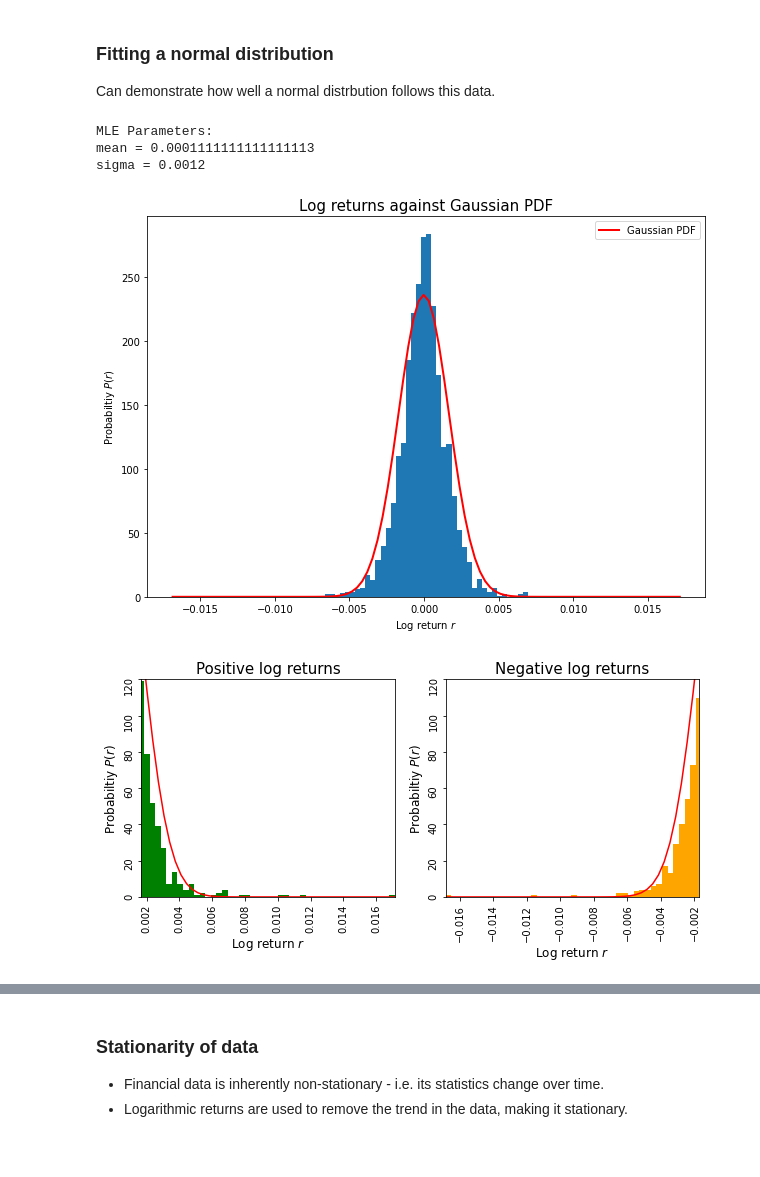
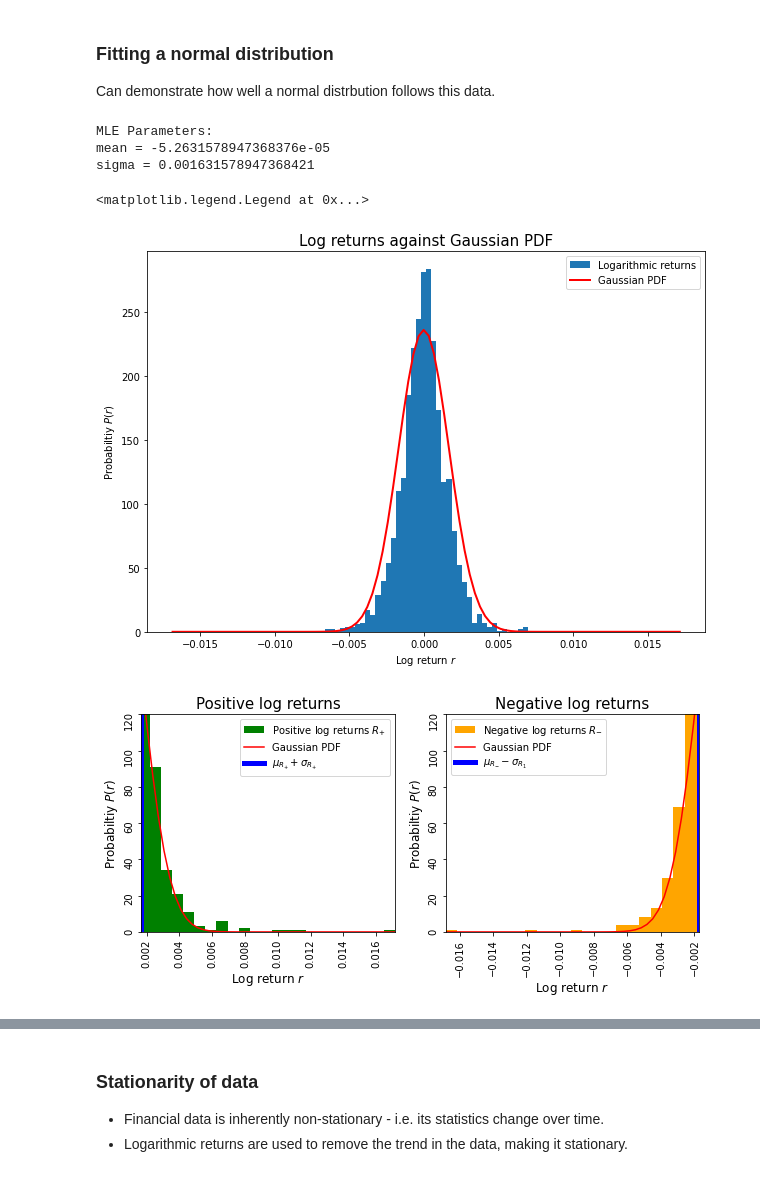
Before and after one commit to gittmp/GPR-for-financial-series, a Jupyter notebook: report.ipynb, the cells around one changed output, grey strips where cells are left out. Cells and saved outputs as stored; diff of their text form; code cells hidden in the pictures.

```diff
--- a/report.ipynb
+++ b/report.ipynb
@@ -167,9 +167,9 @@ def log_likelihood(m, s, data):
 
 
 # testing ranges for scale and location parameters
-N_params = 10
-location = np.linspace(-0.003, 0.001, N_params)
-scale = np.linspace(0.0008, 0.0012, N_params)
+N_params = 20
+location = np.linspace(-0.001, 0.001, N_params)
+scale = np.linspace(0.001, 0.004, N_params)
 
 # compute exhaustive grid search to find log likelihood of all tested parameters
 results = {}
@@ -191,46 +191,51 @@ print(f"mean = {mu_fit}")
 print(f"sigma = {sigma_fit}")
 # %% [output]
 MLE Parameters:
-mean = 0.0001111111111111113
-sigma = 0.0012
+mean = -5.2631578947368376e-05
+sigma = 0.001631578947368421
 # %%
 # Compute Gaussian PDF values
 x = np.linspace(np.min(log_returns), np.max(log_returns), N_x)
 PDF_g = np.exp( - np.power(x - mu, 2) / (pow(sigma, 2) * 2) ) / np.sqrt(pow(sigma, 2) * 2 * np.pi)
 
 # Plot Gaussian PDF against histogram
 plt.figure(figsize=(10, 7))
-plt.hist(log_returns, bins=N_x)
+plt.hist(log_returns, bins=N_x, label='Logarithmic returns')
 plt.plot(x, PDF_g, linewidth=2.0, color='red', label='Gaussian PDF')
 
 plt.xlabel(r'Log return $r$')
 plt.ylabel(r'Probabiltiy $P(r)$')
 plt.title('Log returns against Gaussian PDF', size=15)
 plt.legend()
 
 # Plot against positive/getaive returns
 fig, ax = plt.subplots(1, 2, figsize=(10, 4))
 
-ax[0].hist(log_returns, bins=N_x, color='green')
+ax[0].hist(log_returns, bins=round(N_x/2), color='green', label=r'Positive log returns $R_{+}$')
 ax[0].plot(x[x >= (mu + sigma)], PDF_g[x >= (mu + sigma)], linewidth=1.5, color='red', label='Gaussian PDF')
+ax[0].axvline(mu + sigma, color='blue', linewidth=5, label=r'$\mu_{R_{+}} + \sigma_{R_{+}}$')
 ax[0].set_title('Positive log returns', size=15)
 ax[0].set_ylabel(r'Probabiltiy $P(r)$', fontsize=12)
 ax[0].set_xlabel(r'Log return $r$', fontsize=12)
 ax[0].set_ylim([0, 120])
 ax[0].set_xlim([mu + sigma, np.max(log_returns)])
 ax[0].tick_params(labelrotation=90)
+ax[0].legend()
 
-ax[1].hist(log_returns, bins=N_x, color='orange')
+ax[1].hist(log_returns, bins=round(N_x/2), color='orange', label=r'Negative log returns $R_{-}$')
 ax[1].plot(x[x < (mu - sigma)], PDF_g[x < (mu - sigma)], linewidth=1.5, color='red', label='Gaussian PDF')
+ax[1].axvline(mu - sigma, color='blue', linewidth=5, label=r'$\mu_{R_{-}} - \sigma_{R_{1}}$')
 ax[1].set_title('Negative log returns', size=15)
 ax[1].set_ylabel(r'Probabiltiy $P(r)$', fontsize=12)
 ax[1].set_xlabel(r'Log return $r$', fontsize=12)
 ax[1].set_ylim([0, 120])
 ax[1].set_xlim([np.min(log_returns), mu - sigma])
 ax[1].tick_params(labelrotation=90)
+ax[1].legend()
 # %% [output]
+<matplotlib.legend.Legend at 0x...>
-[figure, old version]
+[figure, new version]
-[figure, old version]
+[figure, new version]
 # %%
 # CCDF = probability of finding data value X larger than a certain value x: P(X > x)
 sorted_data_N = np.sort(np.abs(returns_neg))
```
Also changed, not shown: parts of 4 cells of this notebook, 1 other file.
